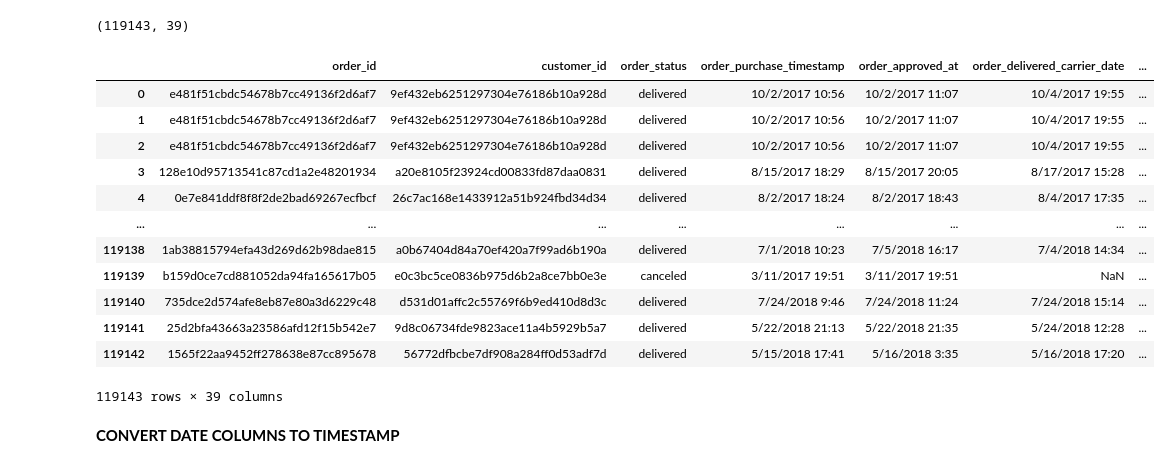
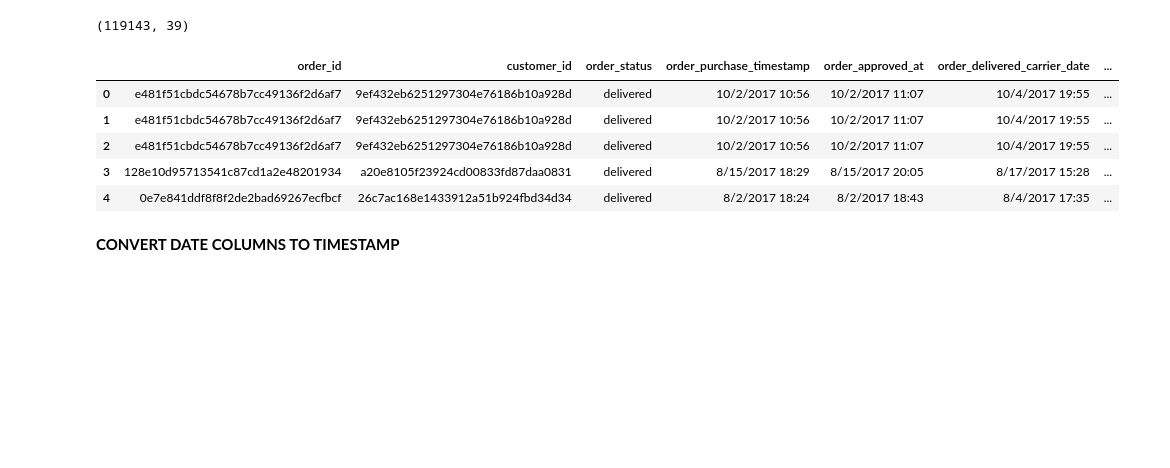
Before and after one commit to matusalemcassim/stack-labs, a Jupyter notebook: OLIST (1).ipynb, the cells around one changed output. Cells and saved outputs as stored; diff of their text form; code cells hidden in the pictures; blank space fills up the shorter version.

```diff
--- a/OLIST (1).ipynb
+++ b/OLIST (1).ipynb
@@ -22,9 +22,16 @@ import os
 import itertools
 
 import matplotlib.pyplot as plt
+plt.style.use('fivethirtyeight')
+import matplotlib
+matplotlib.rcParams['axes.labelsize'] = 14
+matplotlib.rcParams['xtick.labelsize'] = 12
+matplotlib.rcParams['ytick.labelsize'] = 12
+matplotlib.rcParams['text.color'] = 'k'
 from matplotlib.gridspec import GridSpec
 %matplotlib inline
 pd.set_option('display.max_columns', 100)
+pd.set_option('display.max_rows', 150)
 from viz_utils import *
 
 import seaborn as sns
@@ -94,21 +101,14 @@ print(df_train.shape)
 # %% [output]
 (119143, 39)
 # %%
-df_train
+df_train.head()
 # %% [output]
 |  | order_id | customer_id | order_status | order_purchase_timestamp | order_approved_at | order_delivered_carrier_date | ... |
 | 0 | e481f51cbdc54678b7cc49136f2d6af7 | 9ef432eb6251297304e76186b10a928d | delivered | 10/2/2017 10:56 | 10/2/2017 11:07 | 10/4/2017 19:55 | ... |
 | 1 | e481f51cbdc54678b7cc49136f2d6af7 | 9ef432eb6251297304e76186b10a928d | delivered | 10/2/2017 10:56 | 10/2/2017 11:07 | 10/4/2017 19:55 | ... |
 | 2 | e481f51cbdc54678b7cc49136f2d6af7 | 9ef432eb6251297304e76186b10a928d | delivered | 10/2/2017 10:56 | 10/2/2017 11:07 | 10/4/2017 19:55 | ... |
 | 3 | 128e10d95713541c87cd1a2e48201934 | a20e8105f23924cd00833fd87daa0831 | delivered | 8/15/2017 18:29 | 8/15/2017 20:05 | 8/17/2017 15:28 | ... |
 | 4 | 0e7e841ddf8f8f2de2bad69267ecfbcf | 26c7ac168e1433912a51b924fbd34d34 | delivered | 8/2/2017 18:24 | 8/2/2017 18:43 | 8/4/2017 17:35 | ... |
-| ... | ... | ... | ... | ... | ... | ... | ... |
-| 119138 | 1ab38815794efa43d269d62b98dae815 | a0b67404d84a70ef420a7f99ad6b190a | delivered | 7/1/2018 10:23 | 7/5/2018 16:17 | 7/4/2018 14:34 | ... |
-| 119139 | b159d0ce7cd881052da94fa165617b05 | e0c3bc5ce0836b975d6b2a8ce7bb0e3e | canceled | 3/11/2017 19:51 | 3/11/2017 19:51 | NaN | ... |
-| 119140 | 735dce2d574afe8eb87e80a3d6229c48 | d531d01affc2c55769f6b9ed410d8d3c | delivered | 7/24/2018 9:46 | 7/24/2018 11:24 | 7/24/2018 15:14 | ... |
-| 119141 | 25d2bfa43663a23586afd12f15b542e7 | 9d8c06734fde9823ace11a4b5929b5a7 | delivered | 5/22/2018 21:13 | 5/22/2018 21:35 | 5/24/2018 12:28 | ... |
-| 119142 | 1565f22aa9452ff278638e87cc895678 | 56772dfbcbe7df908a284ff0d53adf7d | delivered | 5/15/2018 17:41 | 5/16/2018 3:35 | 5/16/2018 17:20 | ... |
-119143 rows × 39 columns
 # %% [markdown]
 **CONVERT DATE COLUMNS TO TIMESTAMP**
 # %%
```
Also changed, not shown: parts of 32 cells of this notebook.
